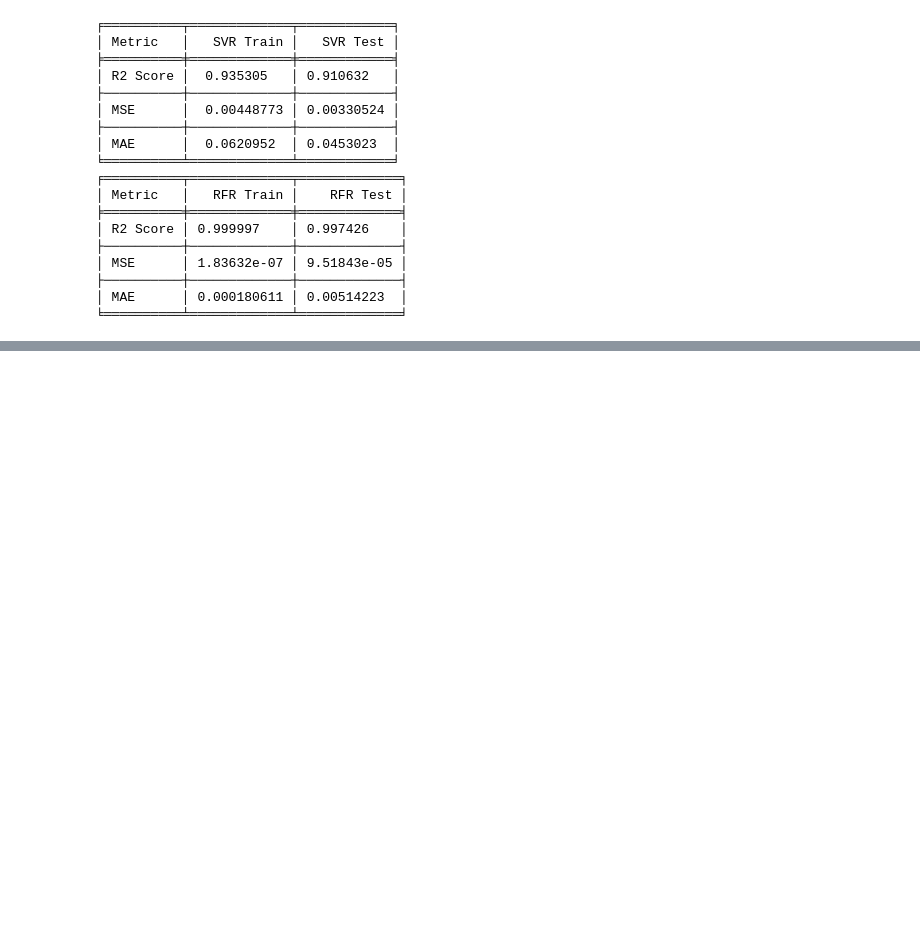
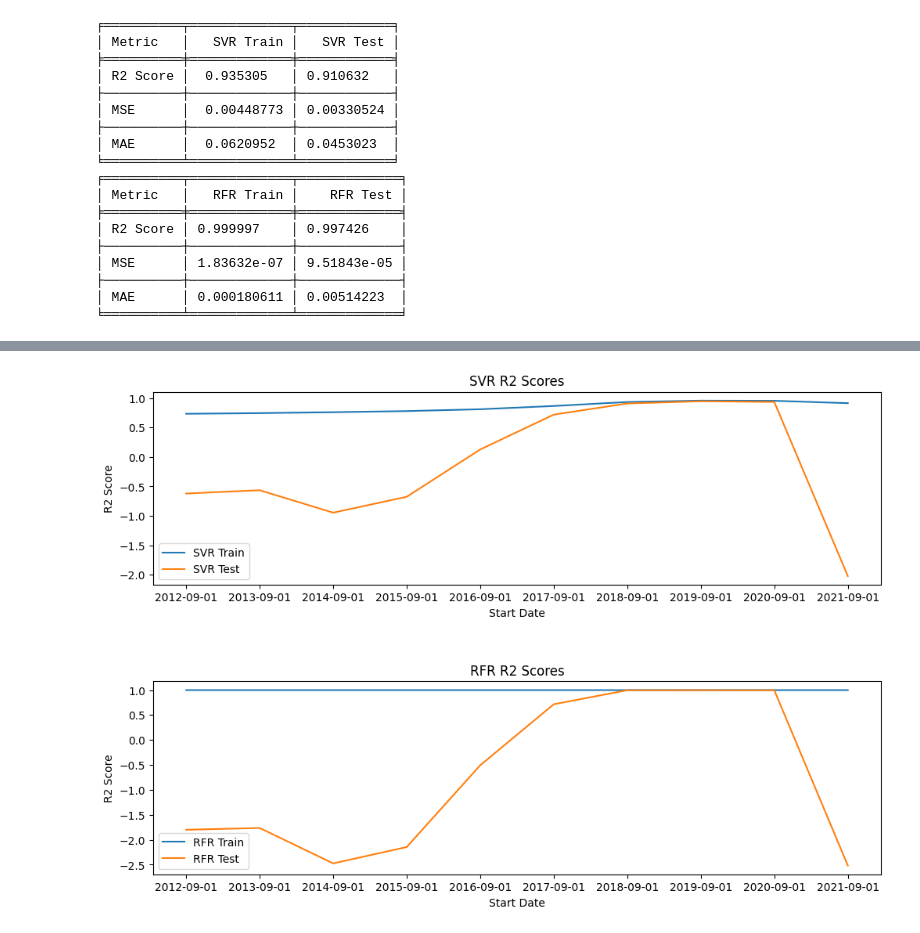
Before and after one commit to RonKu01/Stock_Market_Price_Prediction_System, a Jupyter notebook: fyp.ipynb, the cells around one changed output, grey strips where cells are left out. Saved outputs shown, nothing was run; the diff lists cells and outputs as text; code cells hidden in the pictures; blank space fills up the shorter version.

```diff
--- a/fyp.ipynb
+++ b/fyp.ipynb
@@ -350,3 +303,100 @@ print(tabulate(rfr_metrics, headers=[
 ├──────────┼─────────────┼─────────────┤
 │ MAE      │ 0.000180611 │ 0.00514223  │
 ╘══════════╧═════════════╧═════════════╛
+# %%
+import pandas as pd
+import yfinance as yf
+from sklearn.preprocessing import MinMaxScaler
+from sklearn.svm import SVR
+from sklearn.ensemble import RandomForestRegressor
+import matplotlib.pyplot as plt
+from tabulate import tabulate
+
+# Set end date for historical price data
+end_date = '2023-03-01'
+
+# Set different start dates
+start_dates = ['2012-09-01', '2013-09-01', '2014-09-01',
+               '2015-09-01', '2016-09-01', '2017-09-01',
+               '2018-09-01', '2019-09-01', '2020-09-01', '2021-09-01']
+
+# Create empty lists to store R2 scores for each start date
+svr_r2_scores = []
+rfr_r2_scores = []
+
+# Download historical price data from Yahoo Finance and store in a pandas DataFrame for each start date
+for i, start_date in enumerate(start_dates):
+    df = yf.download("GOOGL", start=start_date, end=end_date)
+
+    # Drop unnecessary columns
+    df.drop(['Open', 'High', 'Low', 'Volume'], axis=1, inplace=True)
+
+    # Preprocess the data by scaling it
+    scaler = MinMaxScaler(feature_range=(0, 1))
+    df_scaled = scaler.fit_transform(df)
+
+    # Split the data into training and testing sets
+    train_size = int(len(df_scaled) * 0.7)
+    train_data, test_data = df_scaled[0:train_size, :], df_scaled[train_size:len(df_scaled), :]
+
+    # Split the data into input (X) and output (y) variables
+    X_train, y_train = train_data[:, 1:], train_data[:, 0]
+    X_test, y_test = test_data[:, 1:], test_data[:, 0]
+
+    # Build SVR model
+    svr_model = SVR(kernel='linear', C=100, gamma='auto')
+    svr_model.fit(X_train, y_train)
+
+    # Build RFR model
+    rfr_model = RandomForestRegressor(n_estimators=100, random_state=0)
+    rfr_model.fit(X_train, y_train)
+
+    # Test the models and evaluate R2 scores
+    svr_r2_train = svr_model.score(X_train, y_train)
+    svr_r2_test = svr_model.score(X_test, y_test)
+
+    rfr_r2_train = rfr_model.score(X_train, y_train)
+    rfr_r2_test = rfr_model.score(X_test, y_test)
+
+    # Append the R2 scores to the lists
+    svr_r2_scores.append([start_date, svr_r2_train, svr_r2_test])
+    rfr_r2_scores.append([start_date, rfr_r2_train, rfr_r2_test])
+
+# Create dataframes from the lists of R2 scores
+svr_r2_df = pd.DataFrame(svr_r2_scores, columns=['start_date', 'svr_r2_train', 'svr_r2_test'])
+rfr_r2_df = pd.DataFrame(rfr_r2_scores, columns=['start_date', 'rfr_r2_train', 'rfr_r2_test'])
+
+# Create line charts for the R2 scores
+fig, axs = plt.subplots(2, 1, figsize=(12, 8))
+
+# Set x-axis to be the start dates
+x = svr_r2_df['start_date']
+
+# Set y-axis to be the R2 scores
+y_svr_train = svr_r2_df['svr_r2_train']
+y_svr_test = svr_r2_df['svr_r2_test']
+y_rfr_train = rfr_r2_df['rfr_r2_train']
+y_rfr_test = rfr_r2_df['rfr_r2_test']
+
+# Create line charts for the SVR R2 scores
+axs[0].plot(x, y_svr_train, label='SVR Train')
+axs[0].plot(x, y_svr_test, label='SVR Test')
+axs[0].set_title('SVR R2 Scores')
+axs[0].set_xlabel('Start Date')
+axs[0].set_ylabel('R2 Score')
+axs[0].legend()
+
+# Create line charts for the RFR R2 scores
+axs[1].plot(x, y_rfr_train, label='RFR Train')
+axs[1].plot(x, y_rfr_test, label='RFR Test')
+axs[1].set_title('RFR R2 Scores')
+axs[1].set_xlabel('Start Date')
+axs[1].set_ylabel('R2 Score')
+axs[1].legend()
+
+# Adjust the spacing between subplots
+plt.subplots_adjust(hspace=0.5)
+
+# Show the figure
+plt.show()
+# %% [output]
@@ -352,0 +413 @@ print(tabulate(rfr_metrics, headers=[
+[figure, added]
```
Also changed, not shown: parts of 8 cells of this notebook.
